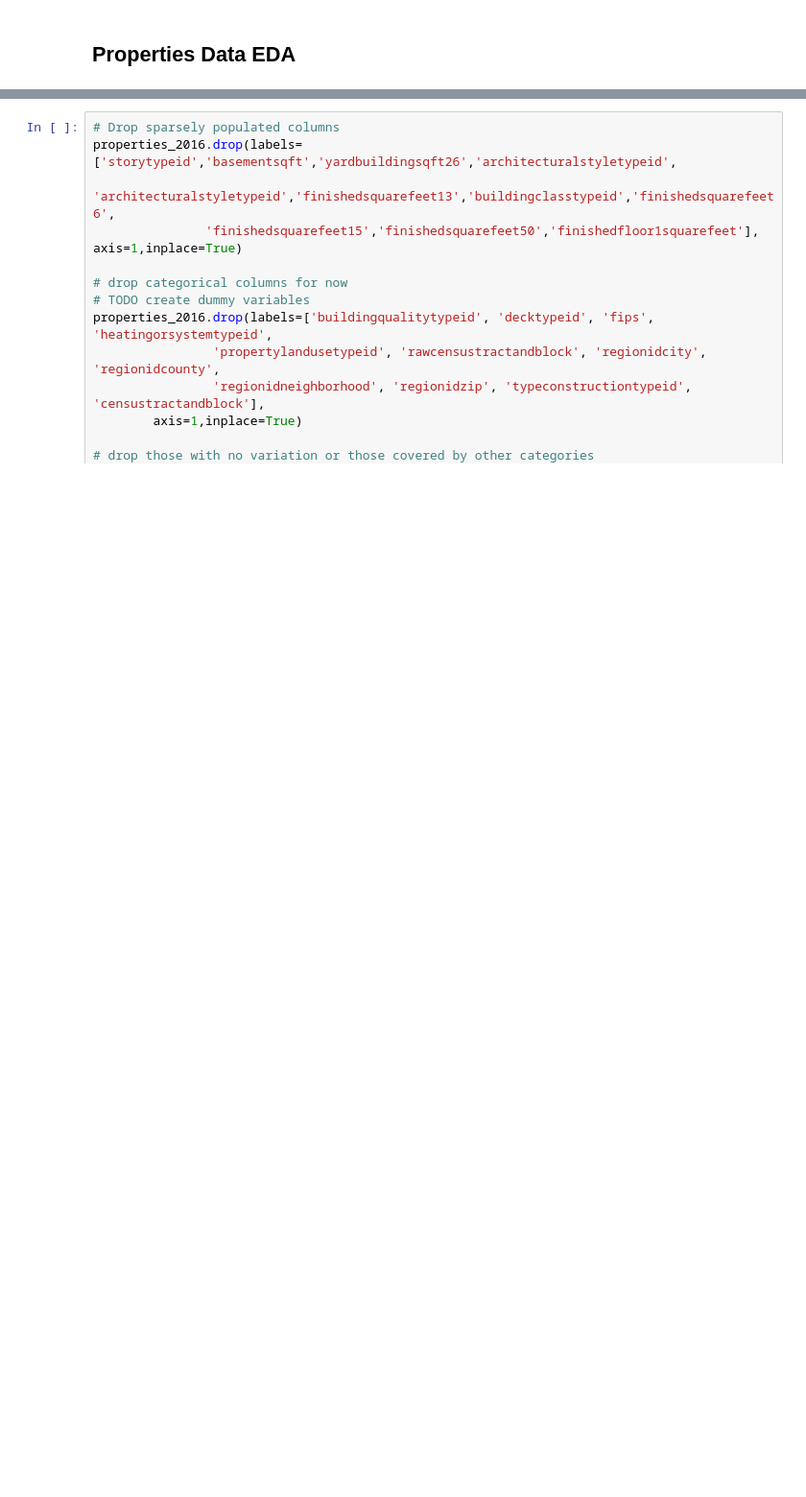
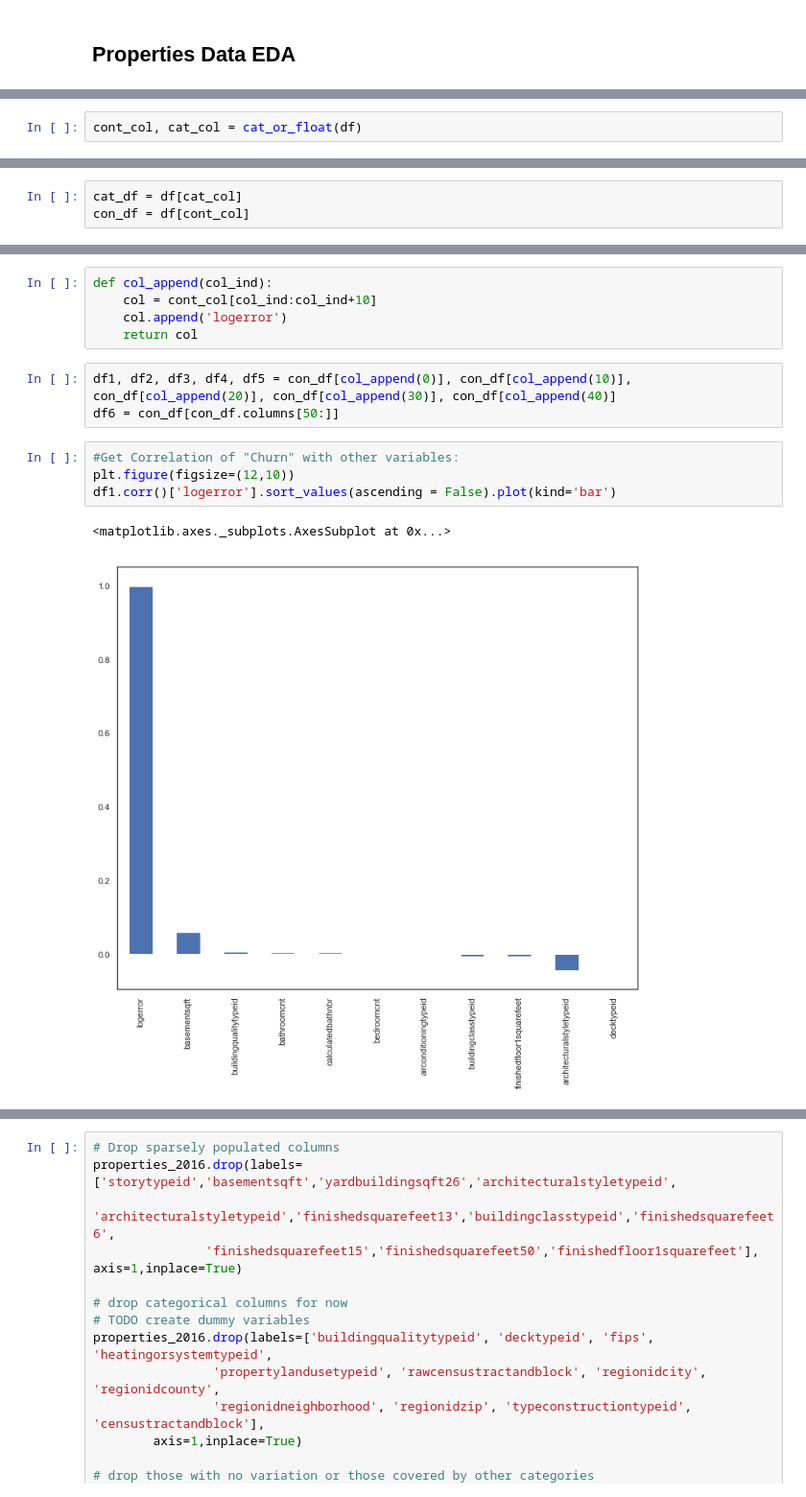
Before and after one commit to AustinDoolittle/W207-Final-Project, a Jupyter notebook: combined_eda.ipynb, the cells around one changed output, grey strips where cells are left out. Shown: that part at 96% size. Drawn from its saved outputs; the diff is of its cells as text; blank space fills up the shorter version.

Commit message:
Added some visualizations of correlation

```diff
--- a/combined_eda.ipynb
+++ b/combined_eda.ipynb
@@ -56,0 +175,2 @@ properties_2016.describe(include='all').transpose().sort_values(by='count')
+# %%
+cont_col, cat_col = cat_or_float(df)
@@ -56,0 +201,3 @@ properties_2016.describe(include='all').transpose().sort_values(by='count')
+# %%
+cat_df = df[cat_col]
+con_df = df[cont_col]
@@ -56,0 +243,15 @@ properties_2016.describe(include='all').transpose().sort_values(by='count')
+# %%
+def col_append(col_ind):
+    col = cont_col[col_ind:col_ind+10]
+    col.append('logerror')
+    return col
+# %%
+df1, df2, df3, df4, df5 = con_df[col_append(0)], con_df[col_append(10)], con_df[col_append(20)], con_df[col_append(30)], con_df[col_append(40)]
+df6 = con_df[con_df.columns[50:]]
+# %%
+#Get Correlation of "Churn" with other variables:
+plt.figure(figsize=(12,10))
+df1.corr()['logerror'].sort_values(ascending = False).plot(kind='bar')
+# %% [output]
+<matplotlib.axes._subplots.AxesSubplot at 0x...>
+[figure, added]
```
Also changed, not shown: parts of 22 cells of this notebook.
